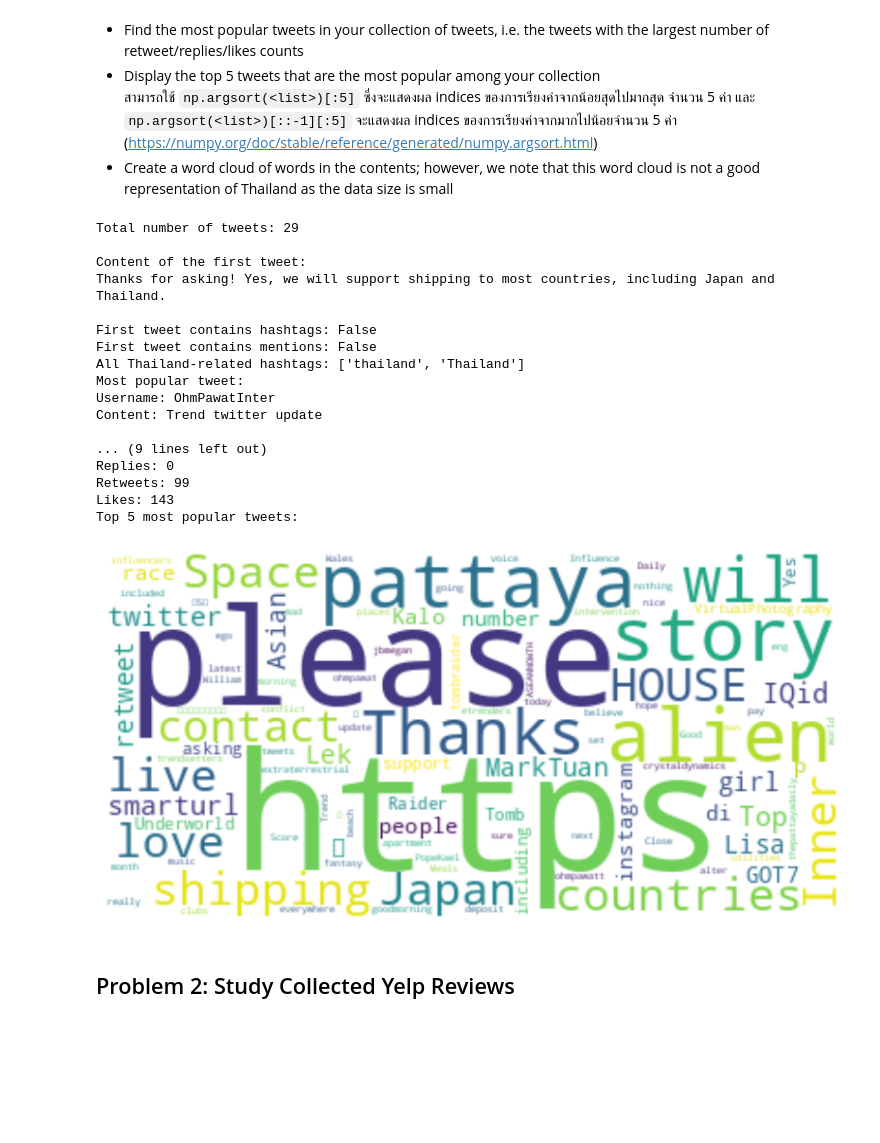
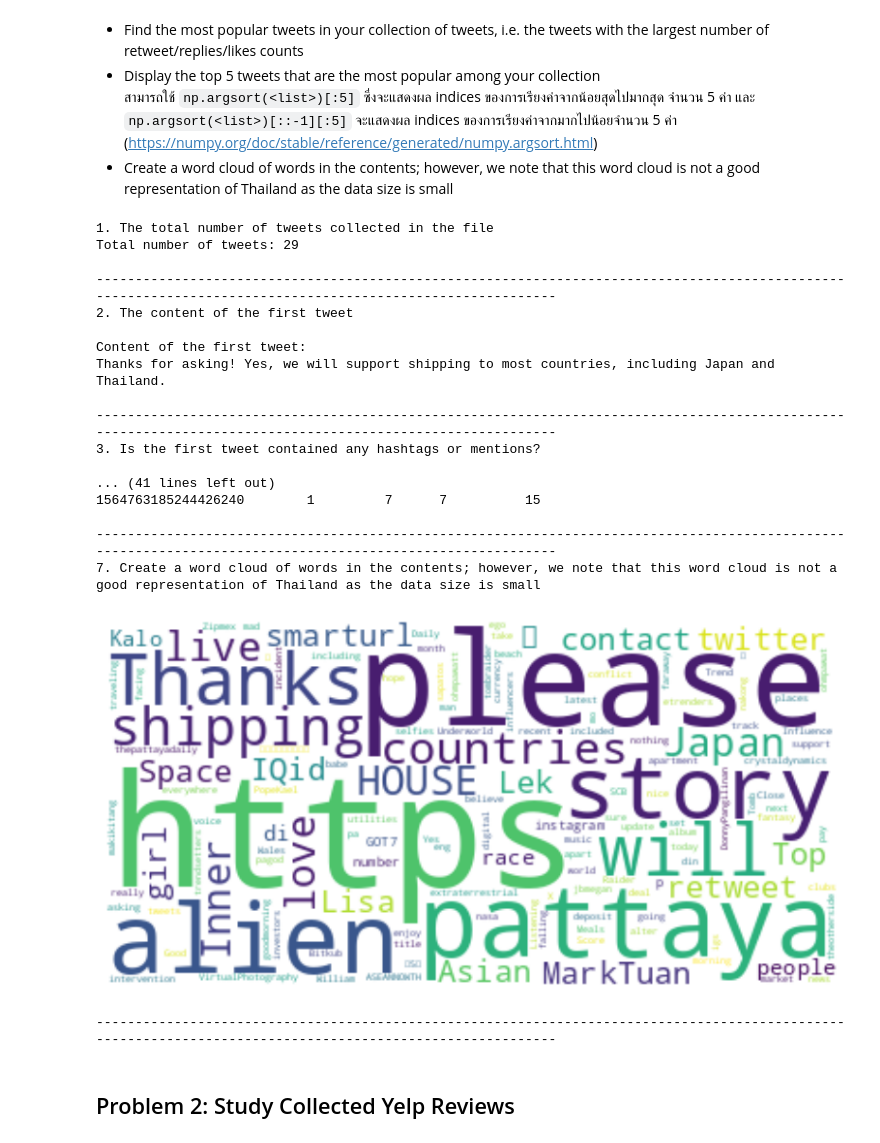
Before and after one commit to woraphonp-038-5/Project-Big-Data, a Jupyter notebook: Text_Analytics68.ipynb, the cells around one changed output. Cells and saved outputs as stored; diff of their text form; code cells hidden in the pictures; blank space fills up the shorter version.

```diff
--- a/Text_Analytics68.ipynb
+++ b/Text_Analytics68.ipynb
@@ -145,90 +145,99 @@ memory usage: 3.7+ KB
 # %%
 # 1 The total number of tweets collected in the file
 total_tweets = len(df)
+print("1. The total number of tweets collected in the file")
 print("Total number of tweets:", total_tweets)
+print('\n-----------------------------------------------------------------------------------------------------------------------------------------------------------')
 
 # 2 The content of the first tweet
+print("2. The content of the first tweet")
 first_tweet_content = df.iloc[0]["content"]
 print("\nContent of the first tweet:")
 print(first_tweet_content)
+print('\n-----------------------------------------------------------------------------------------------------------------------------------------------------------')
 
 # 3 Is the first tweet contained any hashtags or mentions?
+print("3. Is the first tweet contained any hashtags or mentions?")
 first_tweet_hashtags = df.iloc[0]["hashtags"]
 first_tweet_mentions = df.iloc[0]["mentions"]
-
 print("\nFirst tweet contains hashtags:", bool(first_tweet_hashtags))
 print("First tweet contains mentions:", bool(first_tweet_mentions))
+print('\n-----------------------------------------------------------------------------------------------------------------------------------------------------------')
 
 # 4 Collect all hashtags from the 'hashtags' column
+print("4. Collect all hashtags from the 'hashtags' column")
 all_hashtags = [hashtag for sublist in df['hashtags'] for hashtag in sublist]
-
 # Filter for hashtags that contain "Thailand" (case-insensitive)
 thailand_hashtags = [hashtag for hashtag in all_hashtags if 'thailand' in hashtag.lower()]
-
 print("All Thailand-related hashtags:", thailand_hashtags)
+print('\n-----------------------------------------------------------------------------------------------------------------------------------------------------------')
 
 # 5 Find the most popular tweets in your collection of tweets, i.e. the tweets with the largest number of retweet/replies/likes counts
-import numpy as np
+print("5. Find the most popular tweets in your collection of tweets, i.e. the tweets with the largest number of retweet/replies/likes counts")
 # สร้าง score ของความนิยม
 popularity_score = df['retweets'] + df['replies'] + df['likes']
 # หา index ของ tweet ที่มี score สูงสุด
 most_popular_index = np.argmax(popularity_score)
 # แสดง tweet ที่ most popular
 most_popular_tweet = df.iloc[most_popular_index]
-
 print("Most popular tweet:")
 print("Username:", most_popular_tweet['username'])
 print("Content:", most_popular_tweet['content'])
 print("Replies:", most_popular_tweet['replies'])
 print("Retweets:", most_popular_tweet['retweets'])
 print("Likes:", most_popular_tweet['likes'])
+print('\n-----------------------------------------------------------------------------------------------------------------------------------------------------------')
 
 # 6 Display the top 5 tweets that are the most popular among your collection
+print("6. Display the top 5 tweets that are the most popular among your collection")
 # Calculate popularity score (sum of replies, retweets, and likes)
 df['popularity'] = df['replies'] + df['retweets'] + df['likes']
 
 # Find the indices of the top 5 most popular tweets
 top_5_indices = df['popularity'].nlargest(5).index
 
 # Display the top 5 most popular tweets
 print("Top 5 most popular tweets:")
-df.loc[top_5_indices, ['content', 'replies', 'retweets', 'likes', 'popularity']]
+print(df.loc[top_5_indices, ['content', 'replies', 'retweets', 'likes', 'popularity']])
+print('\n-----------------------------------------------------------------------------------------------------------------------------------------------------------')
 
 # 7 Create a word cloud of words in the contents; however, we note that this word cloud is not a good representation of Thailand as the data size is small
+print("7. Create a word cloud of words in the contents; however, we note that this word cloud is not a good representation of Thailand as the data size is small")
 # Combine all the tweet content into a single string
 all_content = " ".join(df['content'])
 
 # Create a WordCloud object
 # You can add more stopwords if needed
 stopwords = set(STOPWORDS)
 stopwords.update(["Thailand", "thailand"]) # Add "Thailand" to stopwords as it's in every tweet
-
 wordcloud = WordCloud(stopwords=stopwords, background_color="white").generate(all_content)
 
 # Display the generated word cloud
 plt.figure(figsize=(10, 8))
 plt.imshow(wordcloud, interpolation='bilinear')
 plt.axis("off")
 plt.show()
+print('\n-----------------------------------------------------------------------------------------------------------------------------------------------------------')
 # %% [output]
+1. The total number of tweets collected in the file
 Total number of tweets: 29
+
+-----------------------------------------------------------------------------------------------------------------------------------------------------------
+2. The content of the first tweet
 
 Content of the first tweet:
 Thanks for asking! Yes, we will support shipping to most countries, including Japan and Thailand.
 
-First tweet contains hashtags: False
-First tweet contains mentions: False
-All Thailand-related hashtags: ['thailand', 'Thailand']
-Most popular tweet:
-Username: OhmPawatInter
-Content: Trend twitter update
+-----------------------------------------------------------------------------------------------------------------------------------------------------------
+3. Is the first tweet contained any hashtags or mentions?
 
-... (9 lines left out)
-Replies: 0
-Retweets: 99
-Likes: 143
-Top 5 most popular tweets:
+... (41 lines left out)
+1564763185244426240        1         7      7          15
+
+-----------------------------------------------------------------------------------------------------------------------------------------------------------
+7. Create a word cloud of words in the contents; however, we note that this word cloud is not a good representation of Thailand as the data size is small
-[figure, old version]
+[figure, new version]
+-----------------------------------------------------------------------------------------------------------------------------------------------------------
 # %% [markdown]
 ## Problem 2: Study Collected Yelp Reviews
 # %% [markdown]
```
Also changed, not shown: parts of 28 cells of this notebook.
